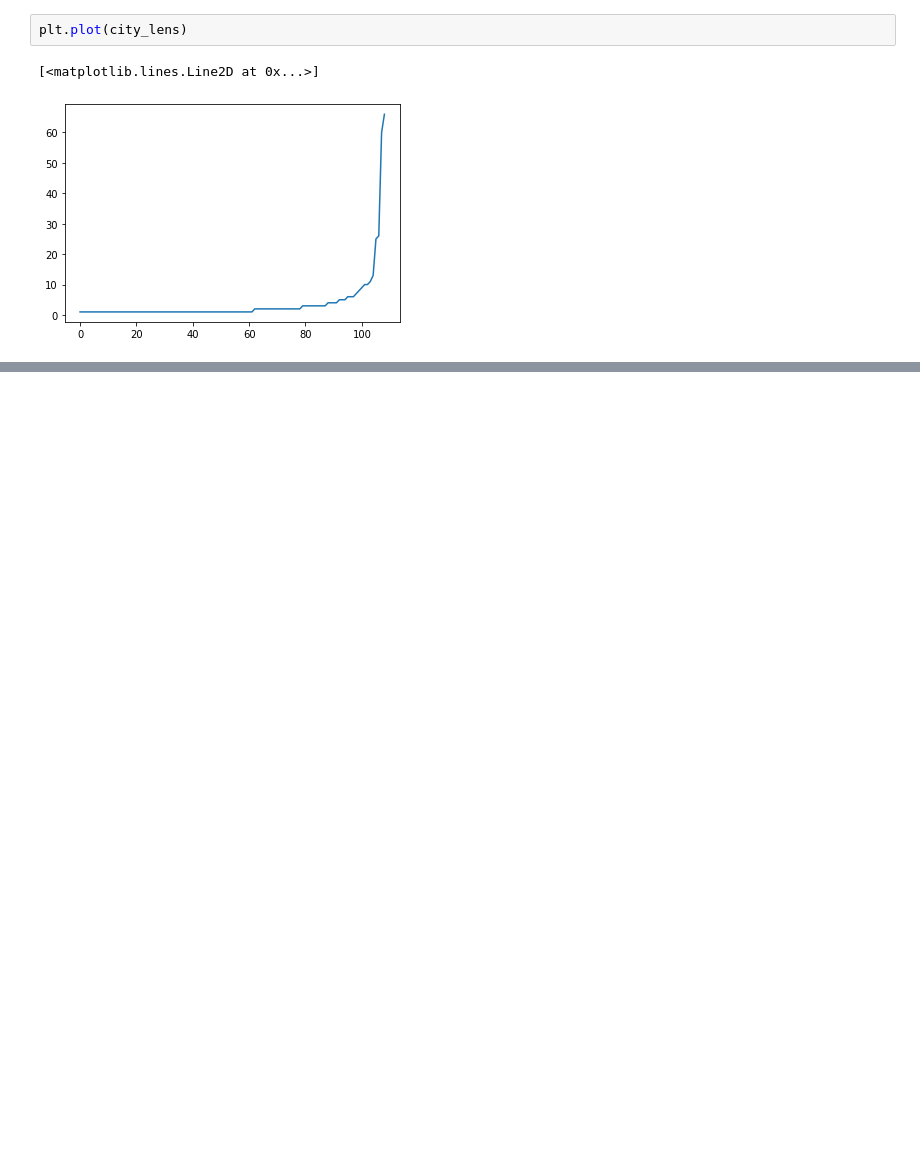
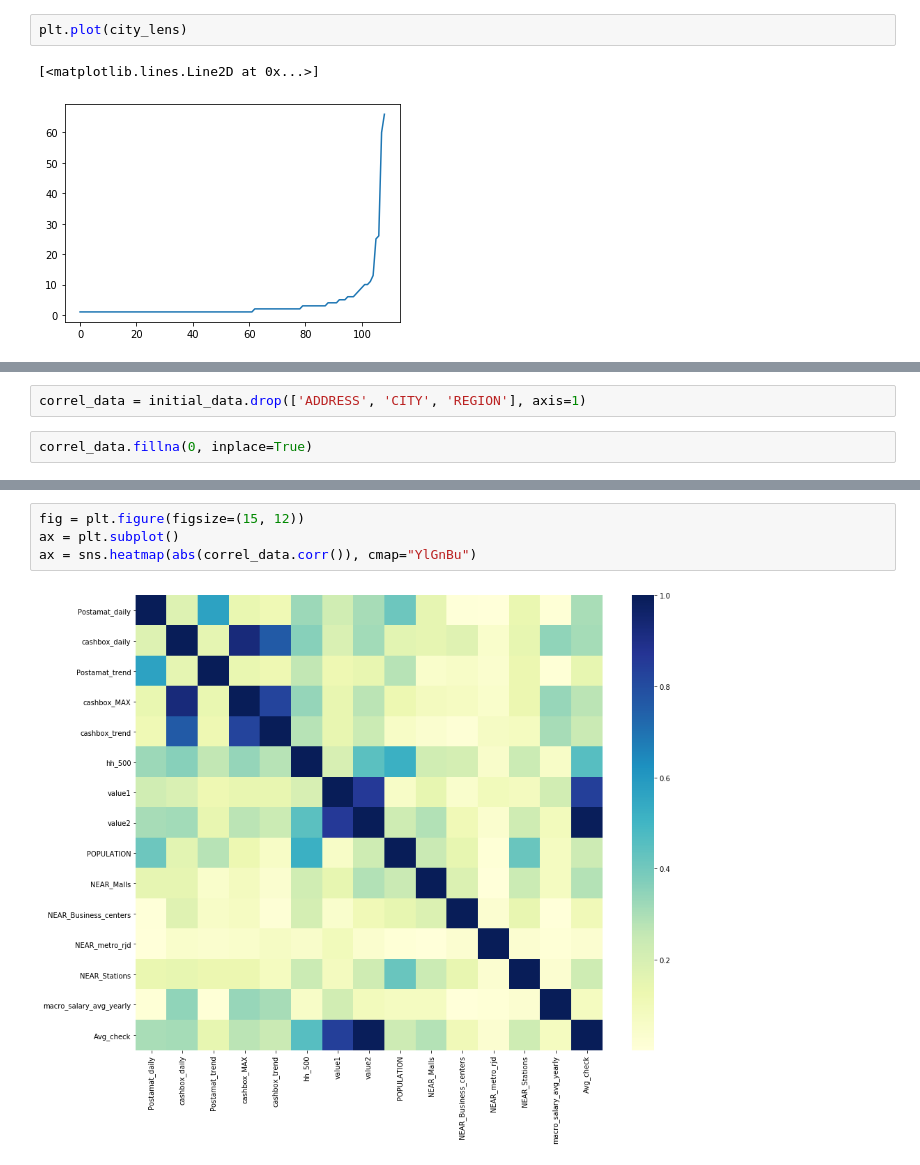
Before and after one commit to PPnP/HackChange, a Jupyter notebook: DataAnalysis/Primary_analysis.ipynb, the cells around one changed output, grey strips where cells are left out. Saved outputs shown, nothing was run; the diff lists cells and outputs as text; blank space fills up the shorter version.

```diff
--- a/DataAnalysis/Primary_analysis.ipynb
+++ b/DataAnalysis/Primary_analysis.ipynb
@@ -117,0 +66,4 @@ Name: ADDRESS, Length: 417, dtype: object
+# %%
+correl_data = initial_data.drop(['ADDRESS', 'CITY', 'REGION'], axis=1)
+# %%
+correl_data.fillna(0, inplace=True)
@@ -117,0 +89,6 @@ Name: ADDRESS, Length: 417, dtype: object
+# %%
+fig = plt.figure(figsize=(15, 12))
+ax = plt.subplot()
+ax = sns.heatmap(abs(correl_data.corr()), cmap="YlGnBu")
+# %% [output]
+[figure, added]
```
Also changed, not shown: parts of 13 cells of this notebook, 1 other file.
